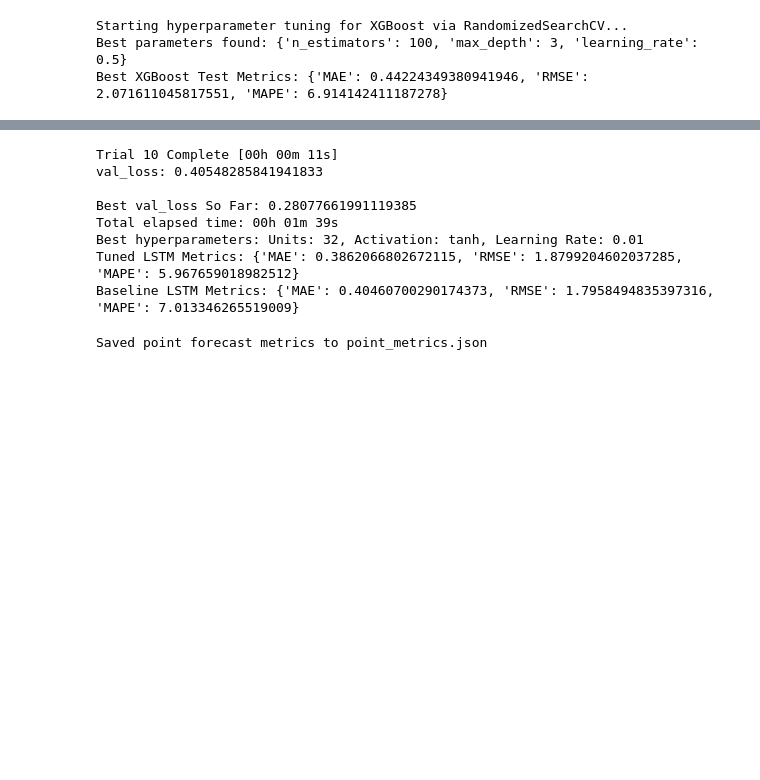
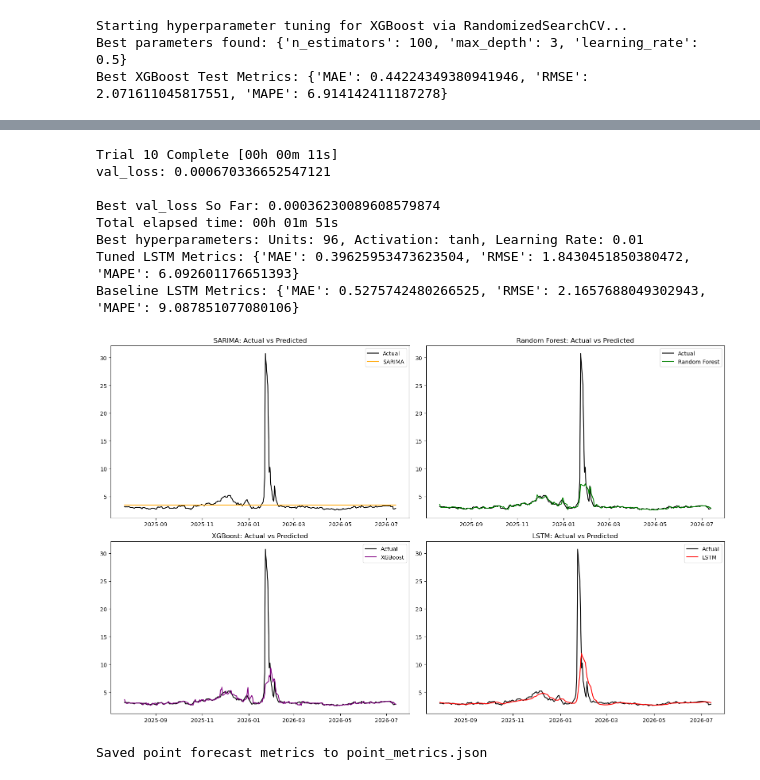
Before and after one commit to goyumsamuditha/Q2_time-series-forecasting, a Jupyter notebook: notebooks/Forecasting_Models.ipynb, the cells around one changed output, grey strips where cells are left out. Drawn from its saved outputs; the diff is of its cells as text; code cells hidden in the pictures; blank space fills up the shorter version.

Commit message:
bug fixing in model building

```diff
--- a/notebooks/Forecasting_Models.ipynb
+++ b/notebooks/Forecasting_Models.ipynb
@@ -301,10 +302,12 @@ Best XGBoost Test Metrics: {'MAE': 0.44224349380941946, 'RMSE': 2.07161104581755
 # %%
 # LSTM Model
 print("Fitting LSTM model...")
-target_series = df_clean['DHHNGSP'].values
 time_steps = 30
+scaler = MinMaxScaler()
+target_series_raw = df_clean['DHHNGSP'].values.reshape(-1, 1)
+target_series_scaled = scaler.fit_transform(target_series_raw).flatten()
 
-X_lstm, y_lstm = create_lstm_sequence(target_series, time_steps)
+X_lstm, y_lstm = create_lstm_sequence(target_series_scaled, time_steps)
 
 # Choronological split for LSTM
 lstm_train_size = int(len(X_lstm) * 0.8)
@@ -325,9 +328,13 @@ lstm_model.compile(optimizer='adam', loss='mse')
 # fIT the model
 lstm_model.fit(X_lstm_train, y_lstm_train, epochs=20, batch_size=32, verbose=1)
 
+y_lstm_test_actual = scaler.inverse_transform(y_lstm_test.reshape(-1, 1)).flatten()
+
+
 # Forecasting with LSTM
-lstm_preds = lstm_model.predict(X_lstm_test, verbose=0).flatten()
-lstm_metrics = get_metrics(y_lstm_test, lstm_preds)
+lstm_preds_scaled = lstm_model.predict(X_lstm_test, verbose=0).flatten()
+lstm_preds = scaler.inverse_transform(lstm_preds_scaled.reshape(-1, 1)).flatten()
+lstm_metrics = get_metrics(y_lstm_test_actual, lstm_preds)
 print(f"LSTM Metrics: {lstm_metrics}")
 # %% [output]
 Fitting LSTM model...
@@ -401,20 +408,51 @@ best_lstm_model = build_lstm_model(best_hps)
 best_lstm_model.fit(X_lstm_train, y_lstm_train, epochs=30, batch_size=32, verbose=0,shuffle=False)
 
 # Evaluate the tuned LSTM model on the test set
-tuned_lstm_preds = best_lstm_model.predict(X_lstm_test, verbose=0).flatten()
-tuned_lstm_metrics = get_metrics(y_lstm_test, tuned_lstm_preds)
+tuned_lstm_preds_scaled = best_lstm_model.predict(X_lstm_test, verbose=0).flatten()
+tuned_lstm_preds = scaler.inverse_transform(tuned_lstm_preds_scaled.reshape(-1, 1)).flatten()
+tuned_lstm_metrics = get_metrics(y_lstm_test_actual, tuned_lstm_preds)
+
 
 print(f"Tuned LSTM Metrics: {tuned_lstm_metrics}")
 print(f"Baseline LSTM Metrics: {lstm_metrics}")
 # %% [output]
 Trial 10 Complete [00h 00m 11s]
-val_loss: 0.40548285841941833
+val_loss: 0.000670336652547121
 
-Best val_loss So Far: 0.28077661991119385
-Total elapsed time: 00h 01m 39s
-Best hyperparameters: Units: 32, Activation: tanh, Learning Rate: 0.01
-Tuned LSTM Metrics: {'MAE': 0.3862066802672115, 'RMSE': 1.8799204602037285, 'MAPE': 5.967659018982512}
-Baseline LSTM Metrics: {'MAE': 0.40460700290174373, 'RMSE': 1.7958494835397316, 'MAPE': 7.013346265519009}
+Best val_loss So Far: 0.00036230089608579874
+Total elapsed time: 00h 01m 51s
+Best hyperparameters: Units: 96, Activation: tanh, Learning Rate: 0.01
+Tuned LSTM Metrics: {'MAE': 0.39625953473623504, 'RMSE': 1.8430451850380472, 'MAPE': 6.092601176651393}
+Baseline LSTM Metrics: {'MAE': 0.5275742480266525, 'RMSE': 2.1657688049302943, 'MAPE': 9.087851077080106}
+# %%
+fig, axes = plt.subplots(2, 2, figsize=(16, 10))
+
+axes[0,0].plot(test.index, test['DHHNGSP'].values, label='Actual', color='black')
+axes[0,0].plot(test.index, tuned_sarima_preds.values, label='SARIMA', color='orange')
+axes[0,0].set_title('SARIMA: Actual vs Predicted')
+axes[0,0].legend()
+
+axes[0,1].plot(test.index, y_test.values, label='Actual', color='black')
+axes[0,1].plot(test.index, best_rf_preds, label='Random Forest', color='green')
+axes[0,1].set_title('Random Forest: Actual vs Predicted')
+axes[0,1].legend()
+
+axes[1,0].plot(test.index, y_test.values, label='Actual', color='black')
+axes[1,0].plot(test.index, best_xgb_test_preds, label='XGBoost', color='purple')
+axes[1,0].set_title('XGBoost: Actual vs Predicted')
+axes[1,0].legend()
+
+test_dates_lstm = df_clean.index[-len(y_lstm_test_actual):]
+axes[1,1].plot(test_dates_lstm, y_lstm_test_actual, label='Actual', color='black')
+axes[1,1].plot(test_dates_lstm, lstm_preds, label='LSTM', color='red')
+axes[1,1].set_title('LSTM: Actual vs Predicted')
+axes[1,1].legend()
+
+plt.tight_layout()
+plt.savefig('model_comparison_plots.png', dpi=150)
+plt.show()
+# %% [output]
+[figure, added]
 # %%
 import json
 
```
Also changed, not shown: parts of 5 cells of this notebook.
